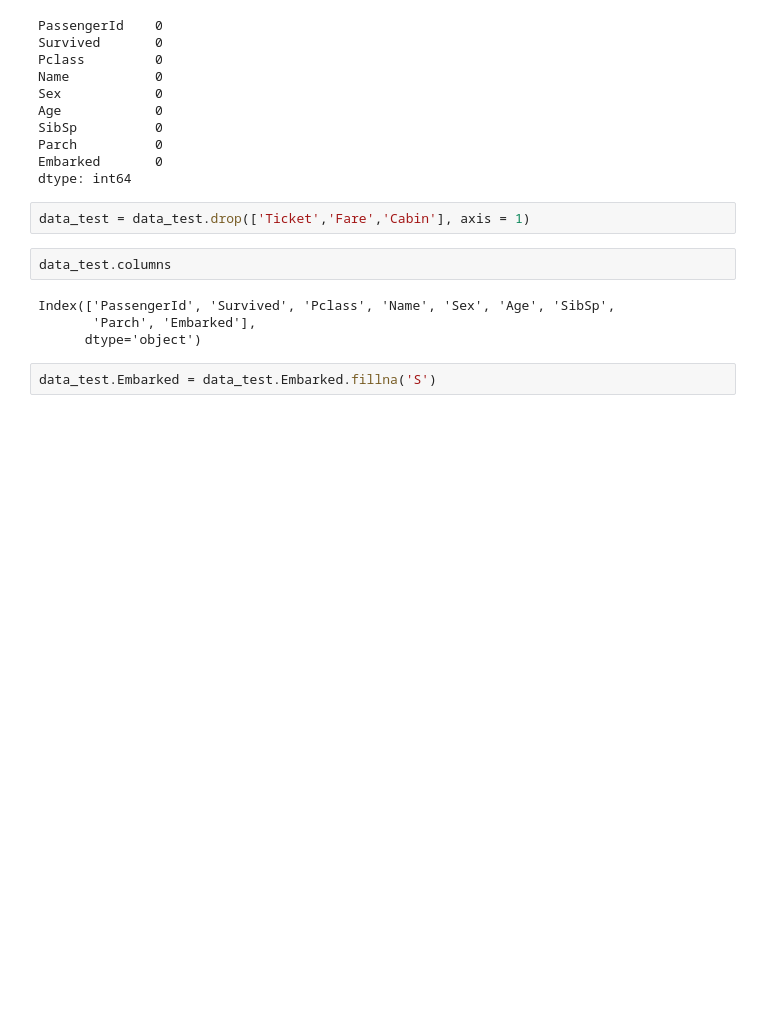
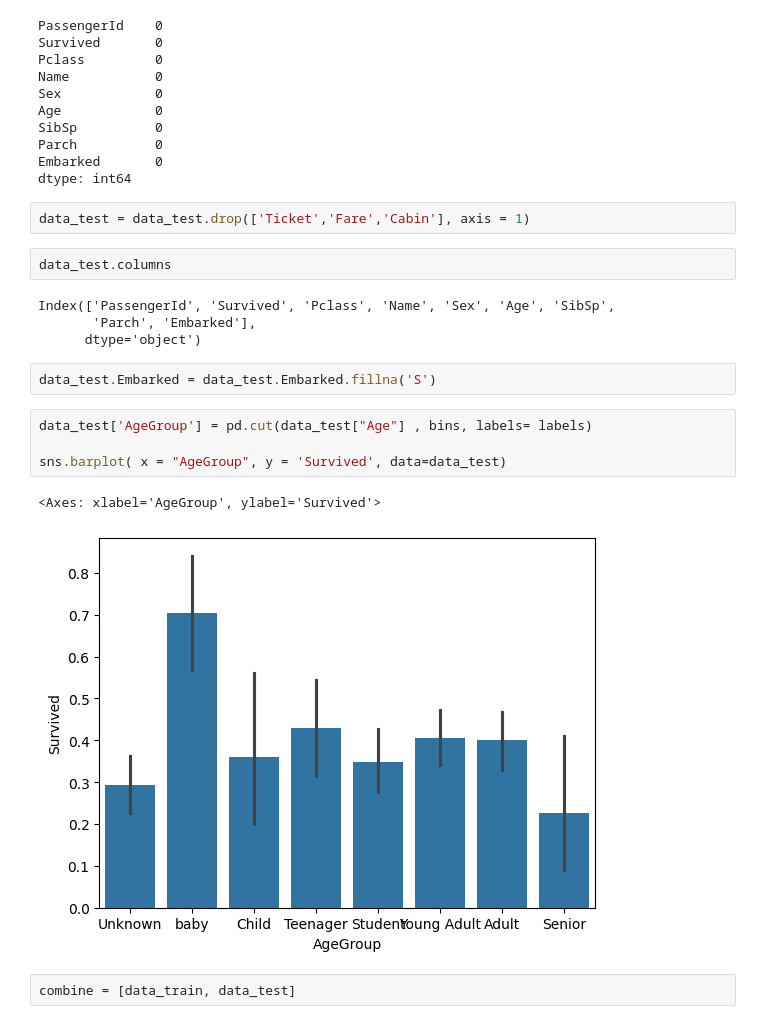
Before and after one commit to HARMESH095/Titanic, a Jupyter notebook: TITANIC/prediction.ipynb, the cells around one changed output. Saved outputs shown, nothing was run; the diff lists cells and outputs as text; blank space fills up the shorter version.

```diff
--- a/TITANIC/prediction.ipynb
+++ b/TITANIC/prediction.ipynb
@@ -329,3 +329,12 @@ Index(['PassengerId', 'Survived', 'Pclass', 'Name', 'Sex', 'Age', 'SibSp',
       dtype='object')
 # %%
 data_test.Embarked = data_test.Embarked.fillna('S')
+# %%
+data_test['AgeGroup'] = pd.cut(data_test["Age"] , bins, labels= labels)
+
+sns.barplot( x = "AgeGroup", y = 'Survived', data=data_test)
+# %% [output]
+<Axes: xlabel='AgeGroup', ylabel='Survived'>
+[figure, added]
+# %%
+combine = [data_train, data_test]
```
Also changed, not shown: parts of 12 cells of this notebook.
